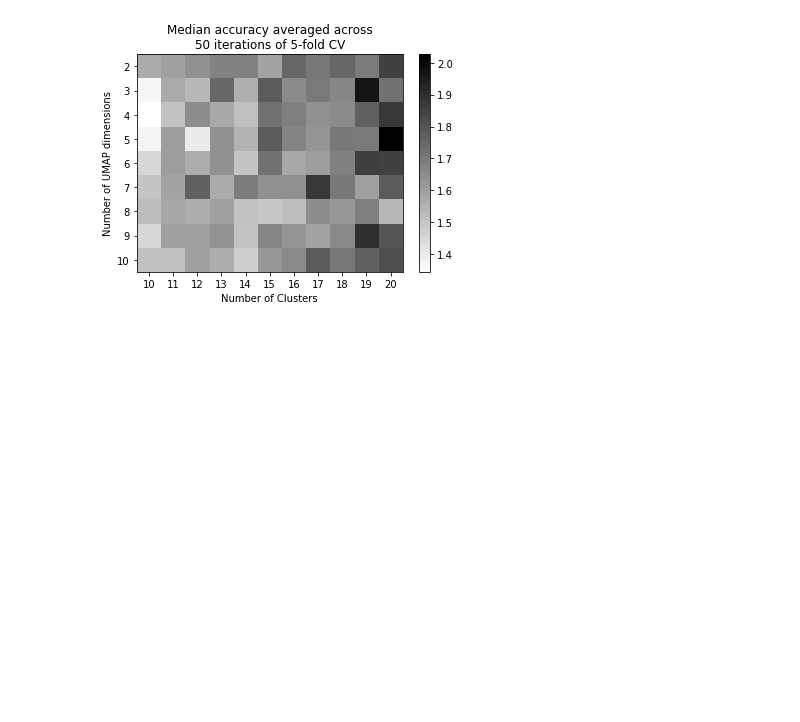
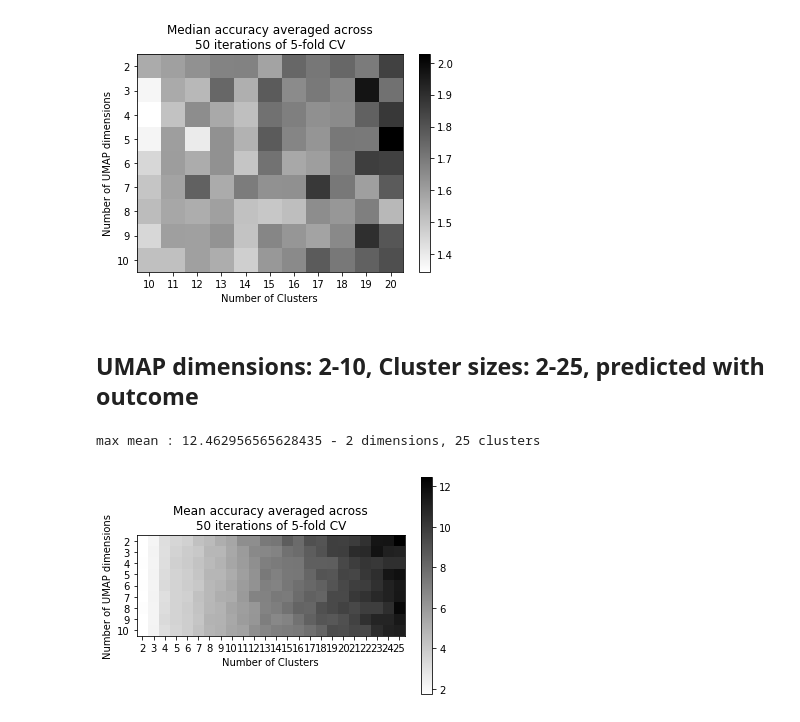
Before and after one commit to BouchardLab/ML_4_prec_prognosis, a Jupyter notebook: notebooks/summarize_umap_cluster_pipeline.ipynb, the cells around one changed output. Cells and saved outputs as stored; diff of their text form; code cells hidden in the pictures; blank space fills up the shorter version.

```diff
--- a/notebooks/summarize_umap_cluster_pipeline.ipynb
+++ b/notebooks/summarize_umap_cluster_pipeline.ipynb
@@ -43,3 +43,13 @@ ret = results10_20.make_heatmap(op='median')
 # %% [output]
 max median : 2.0263381478334748 - 5 dimensions, 20 clusters
 [figure]
+# %% [markdown]
+## UMAP dimensions: 2-10, Cluster sizes: 2-25, predicted with outcome
+# %%
+results = UmapClusteringResults("../results/sweep_dims2-10_clus2-25_ocpred/umap_clustering_sweep.h5")
+# %%
+print_max(results)
+ret = results.make_heatmap()
+# %% [output]
+max mean : 12.462956565628435 - 2 dimensions, 25 clusters
+[figure, added]
```
Also changed, not shown: parts of 4 cells of this notebook.
